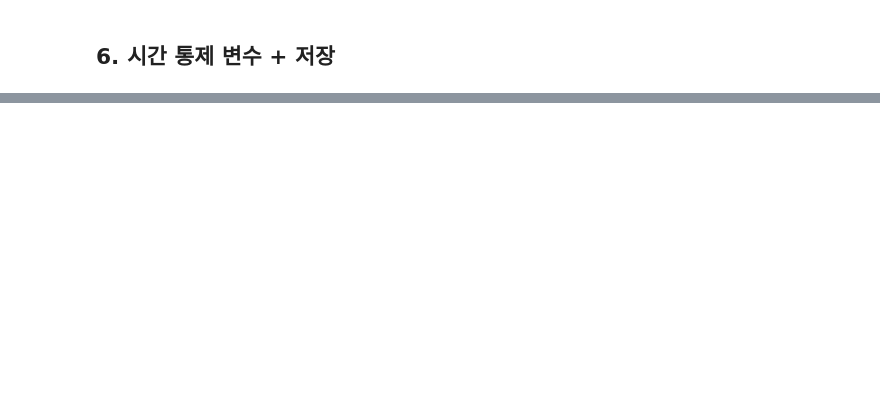
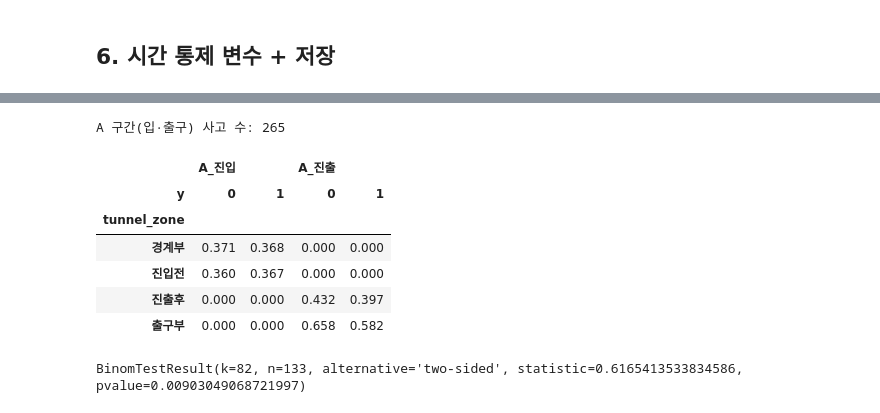
Before and after one commit to Nunchi-ML/Nunchi-ML_AI, a Jupyter notebook: notebooks/experiments/tunnel_adaptation/05_build_table.ipynb, the cells around one changed output, grey strips where cells are left out. Cells and saved outputs as stored; diff of their text form; code cells hidden in the pictures; blank space fills up the shorter version.

```diff
--- a/notebooks/experiments/tunnel_adaptation/05_build_table.ipynb
+++ b/notebooks/experiments/tunnel_adaptation/05_build_table.ipynb
@@ -284,0 +367,18 @@ zone_cases.groupby(["tunnel_zone", "y"])[["A_진입", "A_진출"]].mean().round(
+# %%
+zone_cases = casecross[casecross.tunnel_zone.isin(["진입전", "경계부", "출구부", "진출후"])]
+print("A 구간(입·출구) 사고 수:", zone_cases[zone_cases.y == 1].case_id.nunique())
+zone_cases.groupby(["tunnel_zone", "y"])[["A_진입", "A_진출"]].mean().round(3).unstack("y")
+# %% [output]
+A 구간(입·출구) 사고 수: 265
+|  | A_진입 |  | A_진출 |  |
+| y | 0 | 1 | 0 | 1 |
+| tunnel_zone |  |  |  |  |
+| 경계부 | 0.371 | 0.368 | 0.000 | 0.000 |
+| 진입전 | 0.360 | 0.367 | 0.000 | 0.000 |
+| 진출후 | 0.000 | 0.000 | 0.432 | 0.397 |
+| 출구부 | 0.000 | 0.000 | 0.658 | 0.582 |
+# %%
+from scipy.stats import binomtest;
+binomtest(82, 133, 0.5)
+# %% [output]
+BinomTestResult(k=82, n=133, alternative='two-sided', statistic=0.6165413533834586, pvalue=0.00903049068721997)
```
Also changed, not shown: parts of 16 cells of this notebook, 18 other files.
